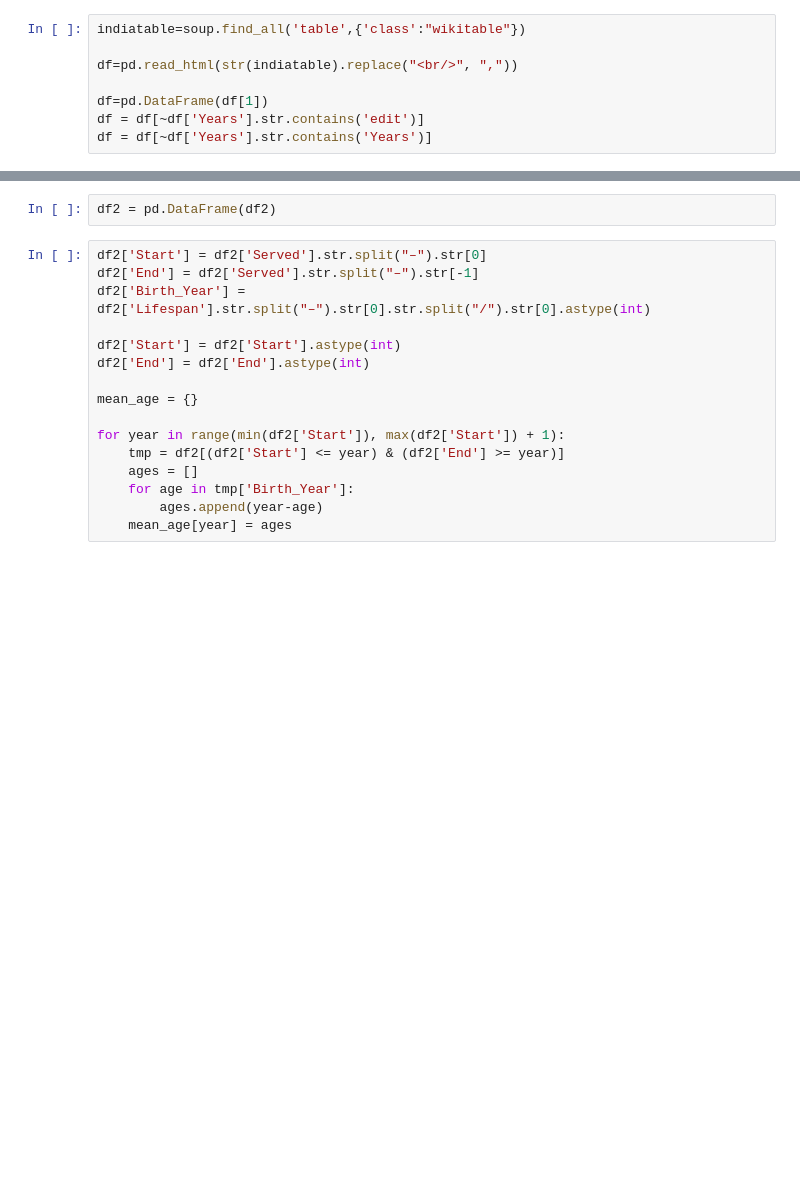
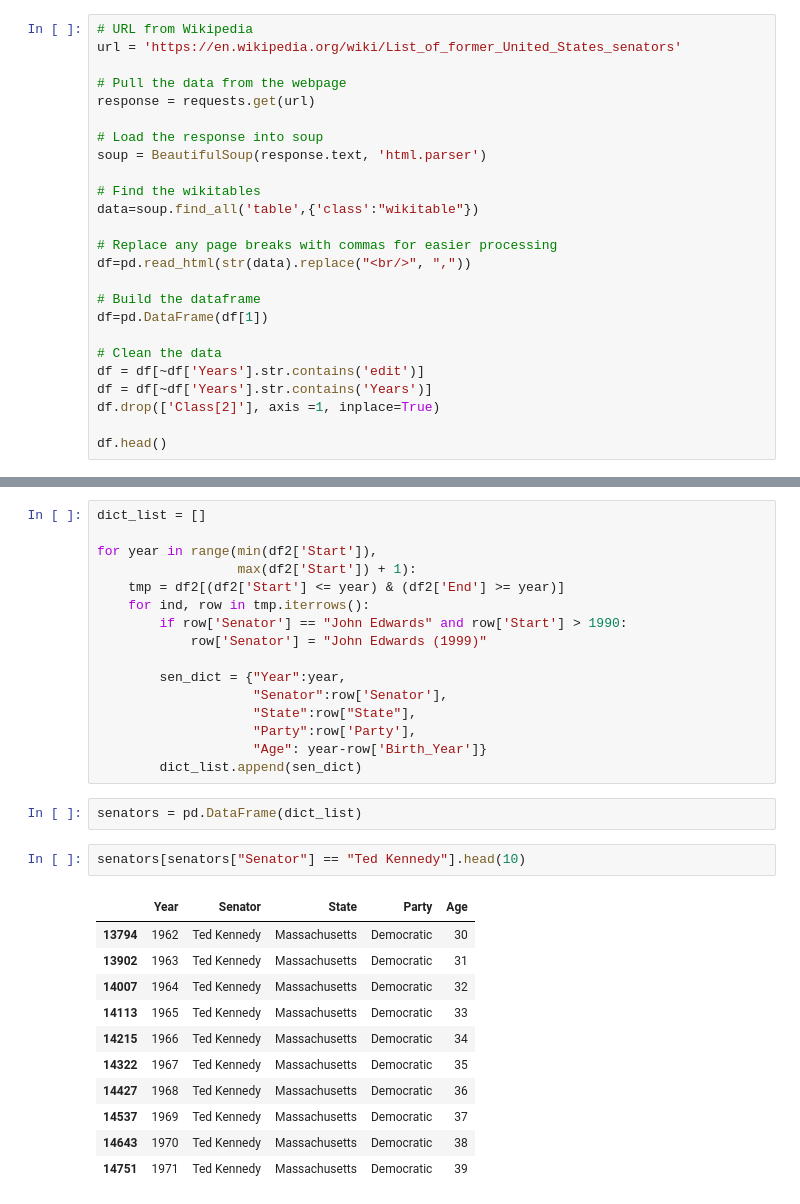
Before and after one commit to MichaelHotaling/Posts, a Jupyter notebook: Senator Ages.ipynb, the cells around one changed output, grey strips where cells are left out. Cells and saved outputs as stored; diff of their text form; blank space fills up the shorter version.

```diff
--- a/Senator Ages.ipynb
+++ b/Senator Ages.ipynb
@@ -17,8 +13,25 @@ soup = BeautifulSoup(response.text, 'html.parser')
 # %%
-indiatable=soup.find_all('table',{'class':"wikitable"})
+# URL from Wikipedia
+url = 'https://en.wikipedia.org/wiki/List_of_former_United_States_senators'
 
-df=pd.read_html(str(indiatable).replace("<br/>", ","))
+# Pull the data from the webpage
+response = requests.get(url)
 
+# Load the response into soup
+soup = BeautifulSoup(response.text, 'html.parser')
+
+# Find the wikitables
+data=soup.find_all('table',{'class':"wikitable"})
+
+# Replace any page breaks with commas for easier processing
+df=pd.read_html(str(data).replace("<br/>", ","))
+
+# Build the dataframe
 df=pd.DataFrame(df[1])
+
+# Clean the data
 df = df[~df['Years'].str.contains('edit')]
 df = df[~df['Years'].str.contains('Years')]
+df.drop(['Class[2]'], axis =1, inplace=True)
+
+df.head()
@@ -35,18 +83,32 @@ for ind, row in df.iterrows():
+# %%
+dict_list = []
+
+for year in range(min(df2['Start']),
+                  max(df2['Start']) + 1):
+    tmp = df2[(df2['Start'] <= year) & (df2['End'] >= year)]
+    for ind, row in tmp.iterrows():
+        if row['Senator'] == "John Edwards" and row['Start'] > 1990:
+            row['Senator'] = "John Edwards (1999)"
+
+        sen_dict = {"Year":year,
+                    "Senator":row['Senator'],
+                    "State":row["State"],
+                    "Party":row['Party'],
+                    "Age": year-row['Birth_Year']}
+        dict_list.append(sen_dict)
 # %%
-df2 = pd.DataFrame(df2)
+senators = pd.DataFrame(dict_list)
-# %%
-df2['Start'] = df2['Served'].str.split("–").str[0]
-df2['End'] = df2['Served'].str.split("–").str[-1]
-df2['Birth_Year'] = df2['Lifespan'].str.split("–").str[0].str.split("/").str[0].astype(int)
-
-df2['Start'] = df2['Start'].astype(int)
-df2['End'] = df2['End'].astype(int)
-
-mean_age = {}
-
-for year in range(min(df2['Start']), max(df2['Start']) + 1):
-    tmp = df2[(df2['Start'] <= year) & (df2['End'] >= year)]
-    ages = []
-    for age in tmp['Birth_Year']:
-        ages.append(year-age)
-    mean_age[year] = ages
+# %%
+senators[senators["Senator"] == "Ted Kennedy"].head(10)
+# %% [output]
+|  | Year | Senator | State | Party | Age |
+| 13794 | 1962 | Ted Kennedy | Massachusetts | Democratic | 30 |
+| 13902 | 1963 | Ted Kennedy | Massachusetts | Democratic | 31 |
+| 14007 | 1964 | Ted Kennedy | Massachusetts | Democratic | 32 |
+| 14113 | 1965 | Ted Kennedy | Massachusetts | Democratic | 33 |
+| 14215 | 1966 | Ted Kennedy | Massachusetts | Democratic | 34 |
+| 14322 | 1967 | Ted Kennedy | Massachusetts | Democratic | 35 |
+| 14427 | 1968 | Ted Kennedy | Massachusetts | Democratic | 36 |
+| 14537 | 1969 | Ted Kennedy | Massachusetts | Democratic | 37 |
+| 14643 | 1970 | Ted Kennedy | Massachusetts | Democratic | 38 |
+| 14751 | 1971 | Ted Kennedy | Massachusetts | Democratic | 39 |
```
Also changed, not shown: parts of 20 cells of this notebook.
